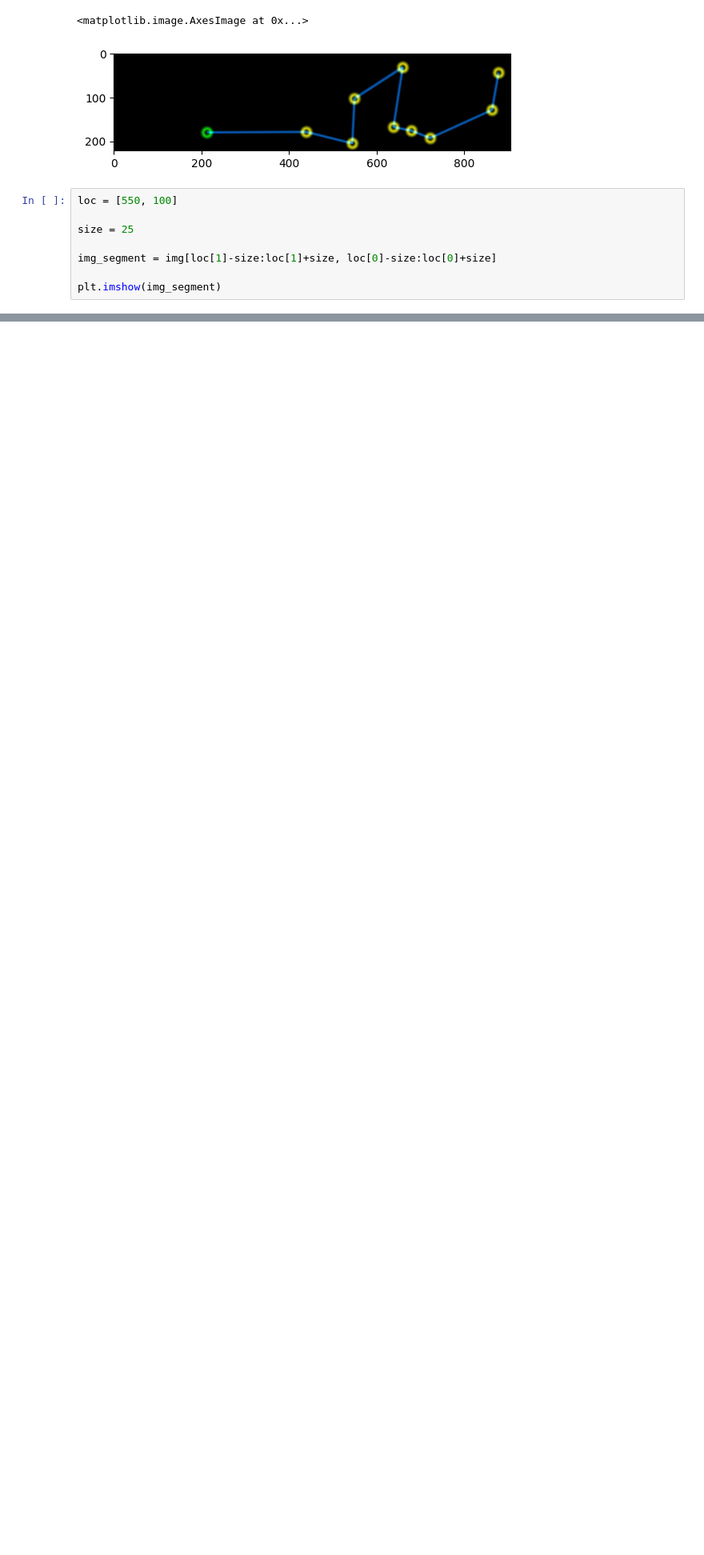
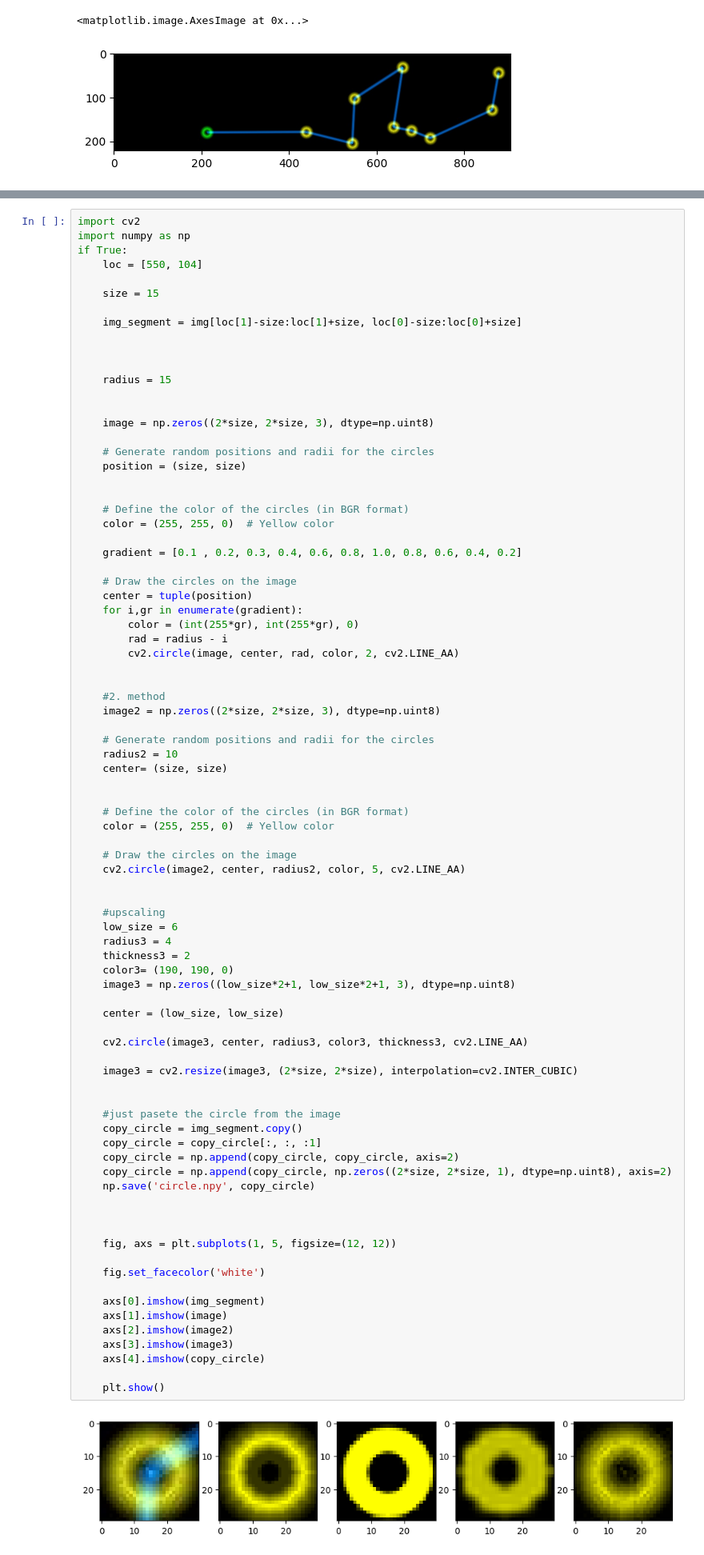
Before and after one commit to maximedrouhin/AI-Lab_Traveling-Salesman-Problem, a Jupyter notebook: algorithmic_solution.ipynb, the cells around one changed output, grey strips where cells are left out. Shown at 80% size. Drawn from its saved outputs; the diff is of its cells as text; blank space fills up the shorter version.

Commit message:
first try at generating data.  circle generation

```diff
--- a/algorithmic_solution.ipynb
+++ b/algorithmic_solution.ipynb
@@ -10,11 +10,3 @@ plt.imshow(img)
 # %% [output]
 <matplotlib.image.AxesImage at 0x...>
 [figure]
-# %%
-loc = [550, 100]
-
-size = 25
-
-img_segment = img[loc[1]-size:loc[1]+size, loc[0]-size:loc[0]+size]
-
-plt.imshow(img_segment)
@@ -26,3 +13,88 @@ plt.imshow(img_segment)
+# %%
+import cv2
+import numpy as np
+if True:
+    loc = [550, 104]
+
+    size = 15
+
+    img_segment = img[loc[1]-size:loc[1]+size, loc[0]-size:loc[0]+size]
+
+
+
+    radius = 15
+
+
+    image = np.zeros((2*size, 2*size, 3), dtype=np.uint8)
+
+    # Generate random positions and radii for the circles
+    position = (size, size)
+
+
+    # Define the color of the circles (in BGR format)
+    color = (255, 255, 0)  # Yellow color
+
+    gradient = [0.1 , 0.2, 0.3, 0.4, 0.6, 0.8, 1.0, 0.8, 0.6, 0.4, 0.2]
+
+    # Draw the circles on the image
+    center = tuple(position)
+    for i,gr in enumerate(gradient):
+        color = (int(255*gr), int(255*gr), 0)
+        rad = radius - i
+        cv2.circle(image, center, rad, color, 2, cv2.LINE_AA)
+
+
+    #2. method
+    image2 = np.zeros((2*size, 2*size, 3), dtype=np.uint8)
+
+    # Generate random positions and radii for the circles
+    radius2 = 10
+    center= (size, size)
+
+
+    # Define the color of the circles (in BGR format)
+    color = (255, 255, 0)  # Yellow color
+
+    # Draw the circles on the image
+    cv2.circle(image2, center, radius2, color, 5, cv2.LINE_AA)
+
+
+    #upscaling
+    low_size = 6
+    radius3 = 4
+    thickness3 = 2
+    color3= (190, 190, 0)
+    image3 = np.zeros((low_size*2+1, low_size*2+1, 3), dtype=np.uint8)
+
+    center = (low_size, low_size)
+
+    cv2.circle(image3, center, radius3, color3, thickness3, cv2.LINE_AA)
+
+    image3 = cv2.resize(image3, (2*size, 2*size), interpolation=cv2.INTER_CUBIC)
+
+
+    #just pasete the circle from the image
+    copy_circle = img_segment.copy()
+    copy_circle = copy_circle[:, :, :1]
+    copy_circle = np.append(copy_circle, copy_circle, axis=2)
+    copy_circle = np.append(copy_circle, np.zeros((2*size, 2*size, 1), dtype=np.uint8), axis=2)
+    np.save('circle.npy', copy_circle)
+
+
+
+    fig, axs = plt.subplots(1, 5, figsize=(12, 12))
+
+    fig.set_facecolor('white')
+
+    axs[0].imshow(img_segment)
+    axs[1].imshow(image)
+    axs[2].imshow(image2)
+    axs[3].imshow(image3)
+    axs[4].imshow(copy_circle)
+
+    plt.show()
+# %% [output]
+[figure, added]
 # %%
 def neighbour(loc1, loc2):
     if abs(loc1[0]-loc2[0]) <= 2 and abs(loc1[1]-loc2[1]) <= 2:
```
Also changed, not shown: parts of 2 cells of this notebook, 2 other files.
